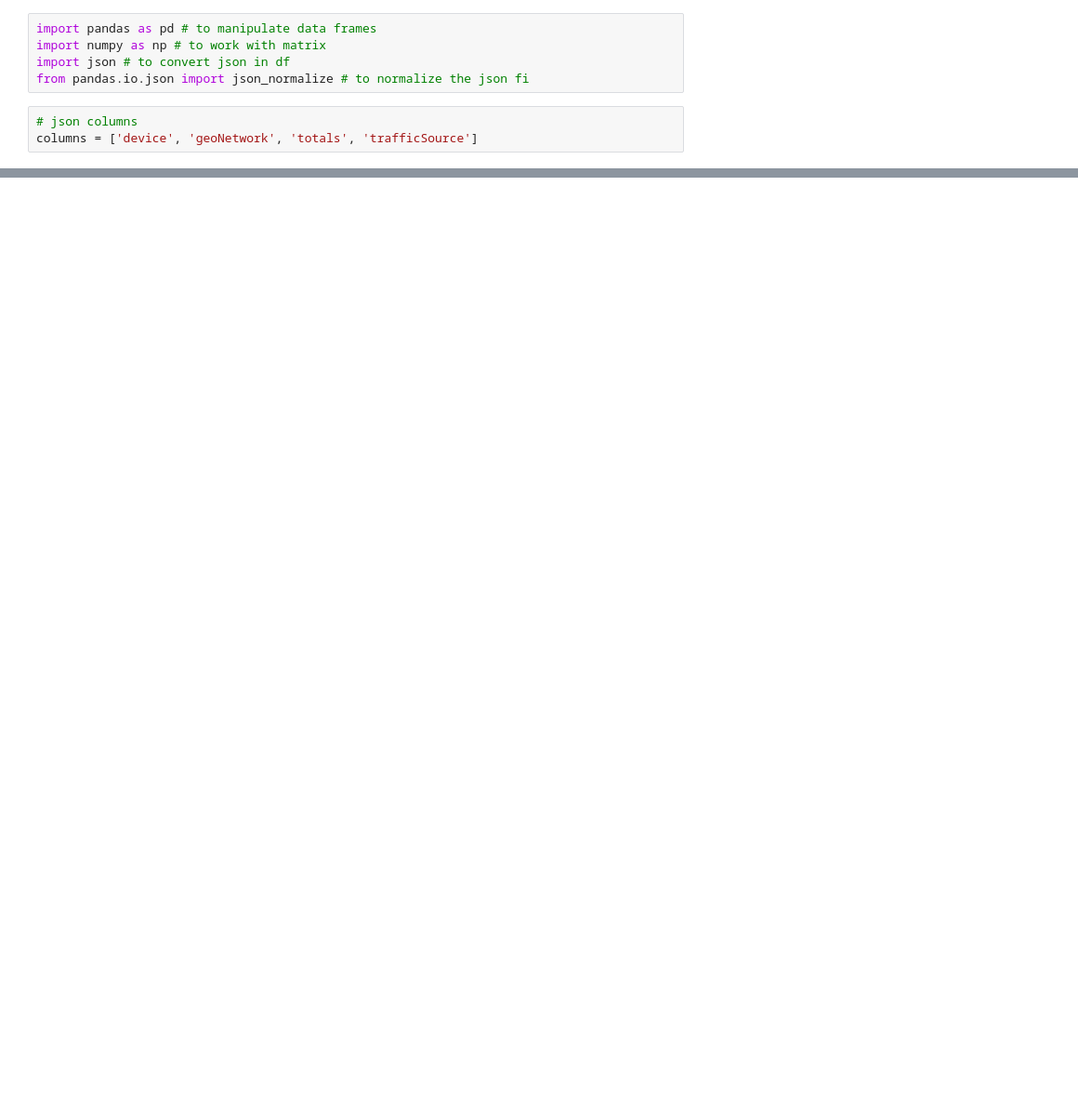
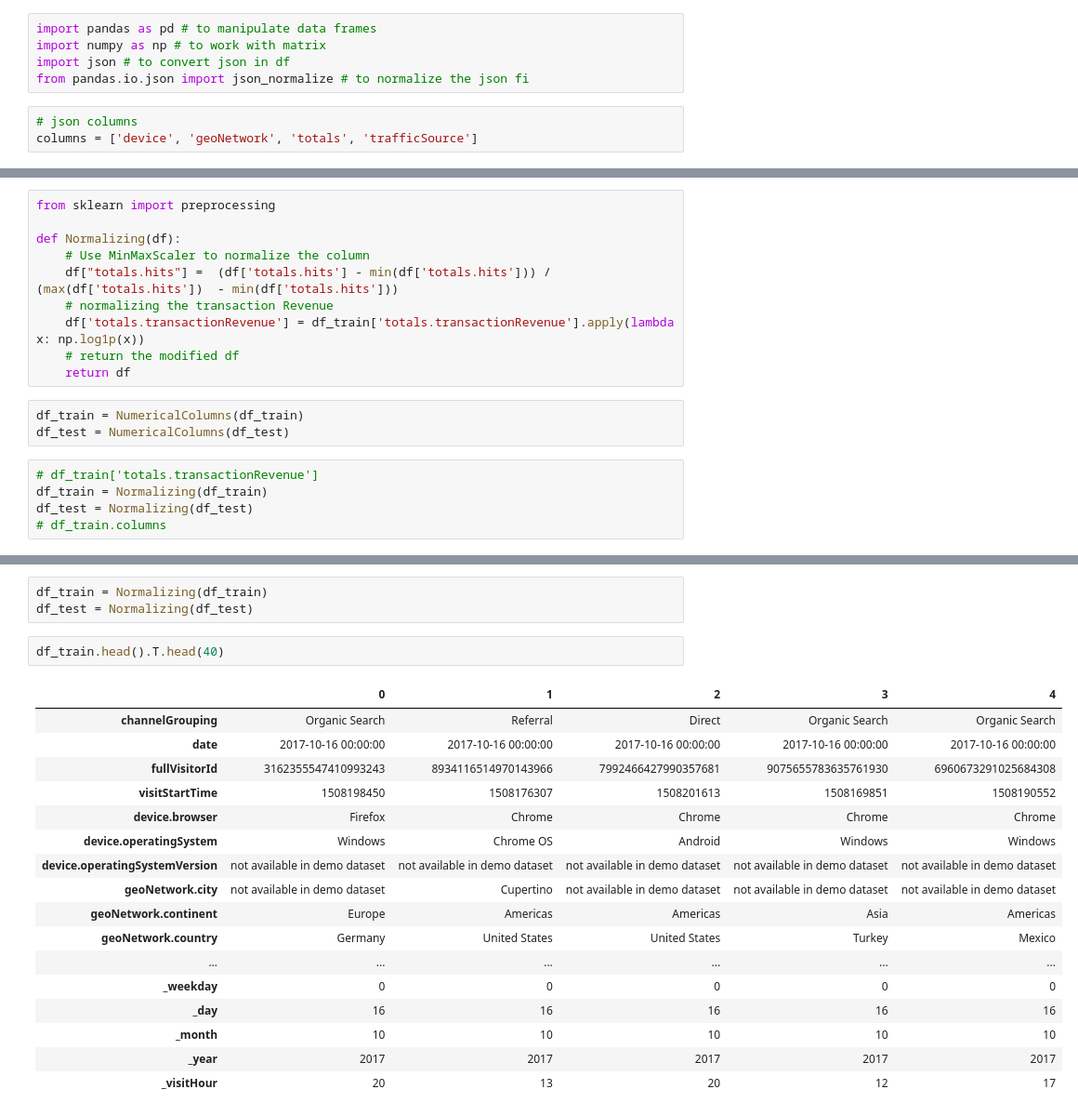
Before and after one commit to gane-dev/DeepLearning, a Jupyter notebook: GoogleRevenuePrediction.ipynb, the cells around one changed output, grey strips where cells are left out. Shown: that part at 93% size. Saved outputs shown, nothing was run; the diff lists cells and outputs as text; blank space fills up the shorter version.

```diff
--- a/GoogleRevenuePrediction.ipynb
+++ b/GoogleRevenuePrediction.ipynb
@@ -119,0 +186,18 @@ Index(['channelGrouping', 'date', 'fullVisitorId', 'socialEngagementType',
+# %%
+from sklearn import preprocessing
+
+def Normalizing(df):
+    # Use MinMaxScaler to normalize the column
+    df["totals.hits"] =  (df['totals.hits'] - min(df['totals.hits'])) / (max(df['totals.hits'])  - min(df['totals.hits']))
+    # normalizing the transaction Revenue
+    df['totals.transactionRevenue'] = df_train['totals.transactionRevenue'].apply(lambda x: np.log1p(x))
+    # return the modified df
+    return df
+# %%
+df_train = NumericalColumns(df_train)
+df_test = NumericalColumns(df_test)
+# %%
+# df_train['totals.transactionRevenue']
+df_train = Normalizing(df_train)
+df_test = Normalizing(df_test)
+# df_train.columns
@@ -119,0 +234,23 @@ Index(['channelGrouping', 'date', 'fullVisitorId', 'socialEngagementType',
+# %%
+df_train = Normalizing(df_train)
+df_test = Normalizing(df_test)
+# %%
+df_train.head().T.head(40)
+# %% [output]
+|  | 0 | 1 | 2 | 3 | 4 |
+| channelGrouping | Organic Search | Referral | Direct | Organic Search | Organic Search |
+| date | 2017-10-16 00:00:00 | 2017-10-16 00:00:00 | 2017-10-16 00:00:00 | 2017-10-16 00:00:00 | 2017-10-16 00:00:00 |
+| fullVisitorId | 3162355547410993243 | 8934116514970143966 | 7992466427990357681 | 9075655783635761930 | 6960673291025684308 |
+| visitStartTime | 1508198450 | 1508176307 | 1508201613 | 1508169851 | 1508190552 |
+| device.browser | Firefox | Chrome | Chrome | Chrome | Chrome |
+| device.operatingSystem | Windows | Chrome OS | Android | Windows | Windows |
+| device.operatingSystemVersion | not available in demo dataset | not available in demo dataset | not available in demo dataset | not available in demo dataset | not available in demo dataset |
+| geoNetwork.city | not available in demo dataset | Cupertino | not available in demo dataset | not available in demo dataset | not available in demo dataset |
+| geoNetwork.continent | Europe | Americas | Americas | Asia | Americas |
+| geoNetwork.country | Germany | United States | United States | Turkey | Mexico |
+| ... | ... | ... | ... | ... | ... |
+| _weekday | 0 | 0 | 0 | 0 | 0 |
+| _day | 16 | 16 | 16 | 16 | 16 |
+| _month | 10 | 10 | 10 | 10 | 10 |
+| _year | 2017 | 2017 | 2017 | 2017 | 2017 |
+| _visitHour | 20 | 13 | 20 | 12 | 17 |
```
Also changed, not shown: parts of 54 cells of this notebook.
